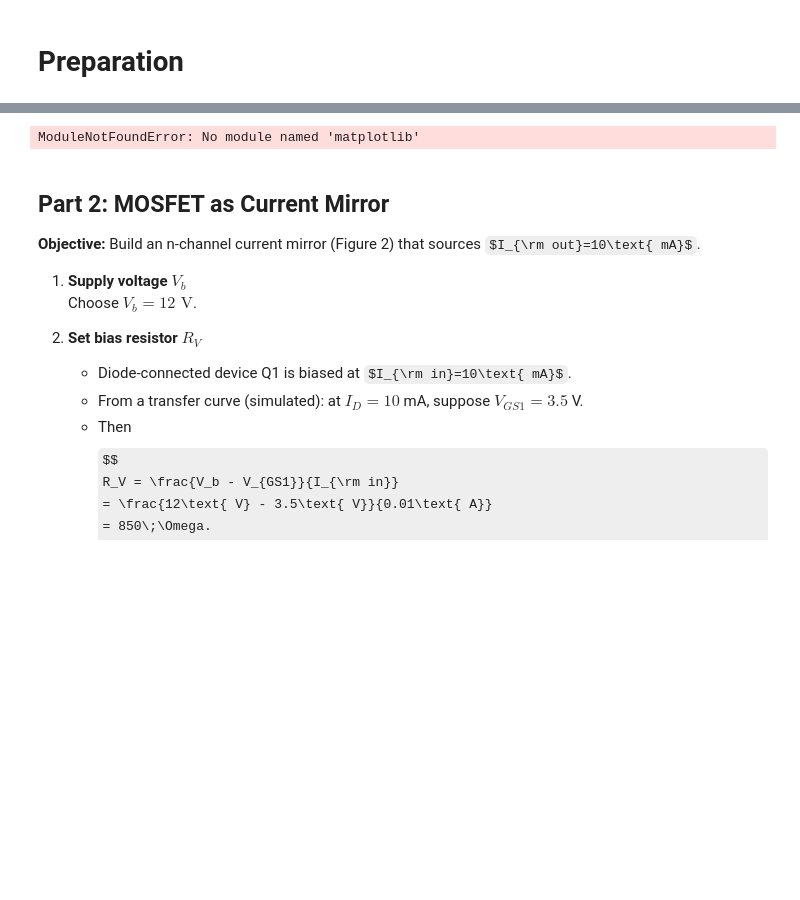
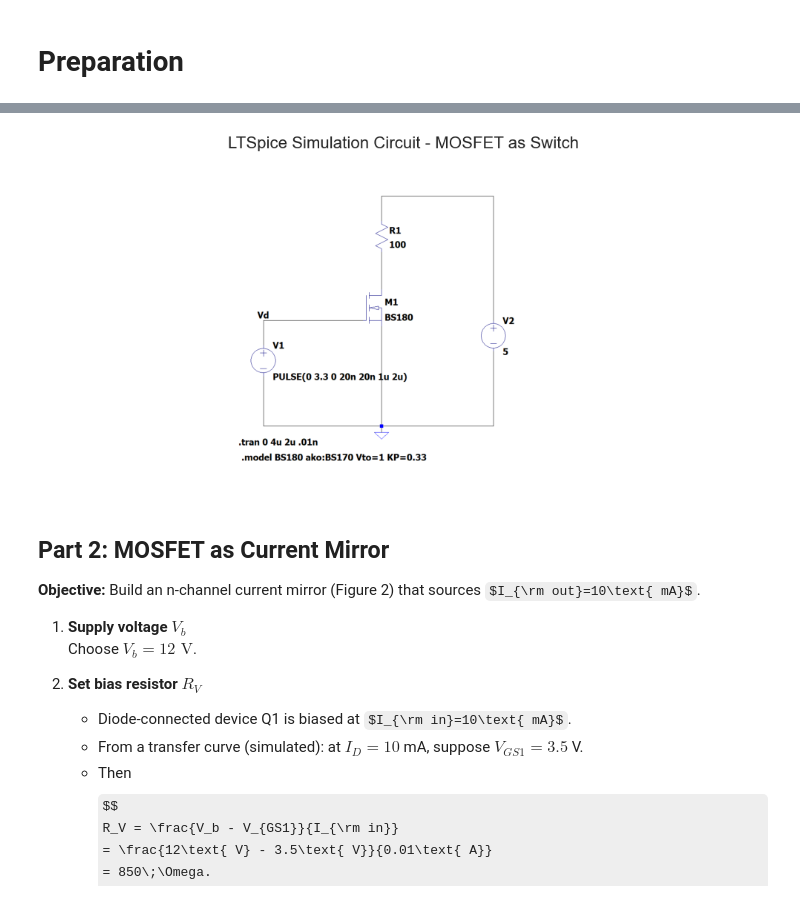
Before and after one commit to Ashu-NT/power_electronics_lab, a Jupyter notebook: src/Lab_2.ipynb, the cells around one changed output, grey strips where cells are left out. Drawn from its saved outputs; the diff is of its cells as text; code cells hidden in the pictures; some formulas as TeX source; blank space fills up the shorter version.

```diff
--- a/src/Lab_2.ipynb
+++ b/src/Lab_2.ipynb
@@ -68,17 +68,17 @@ The autoreload extension is already loaded. To reload it, use:
 # %%
 from components.data_visualizing import insert_circut_diagram
 
 # change to TRUE is you have Simulation Circuit Image
 # Provide to the image folder, change the name to match
 
-IS_LTSPICE_CIRCUIT_AVAILABLE = False
-img_path = '../images/image_name_here.jpg'  # change string to name of LTspice image
-img_title = "LTSpice Simulation Circuit" # Enter Image Title Here
+IS_LTSPICE_CIRCUIT_AVAILABLE = True
+img_path = '../images/Task_1.png'  # change string to name of LTspice image
+img_title = "LTSpice Simulation Circuit - MOSFET as Switch" # Enter Image Title Here
 
 if IS_LTSPICE_CIRCUIT_AVAILABLE:
     insert_circut_diagram(img_path=img_path,img_title=img_title)
 # %% [output]
-ModuleNotFoundError: No module named 'matplotlib'
+[figure, added]
 # %% [markdown]
 ## Part 2: MOSFET as Current Mirror
 
```
Also changed, not shown: parts of 6 cells of this notebook, 6 other files.
